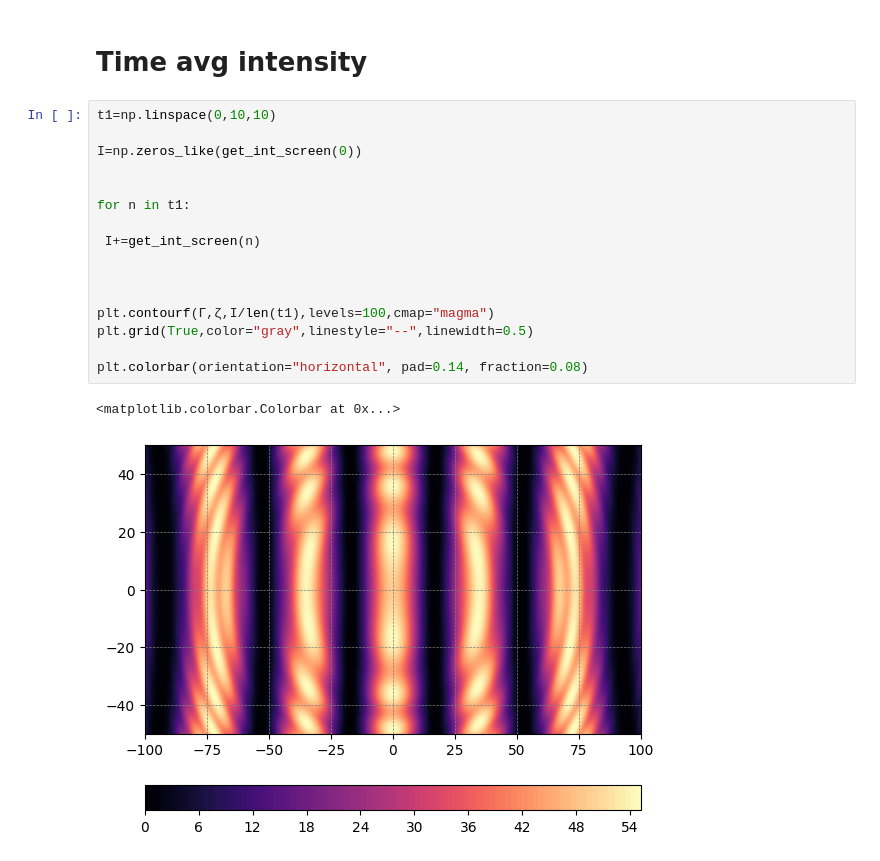
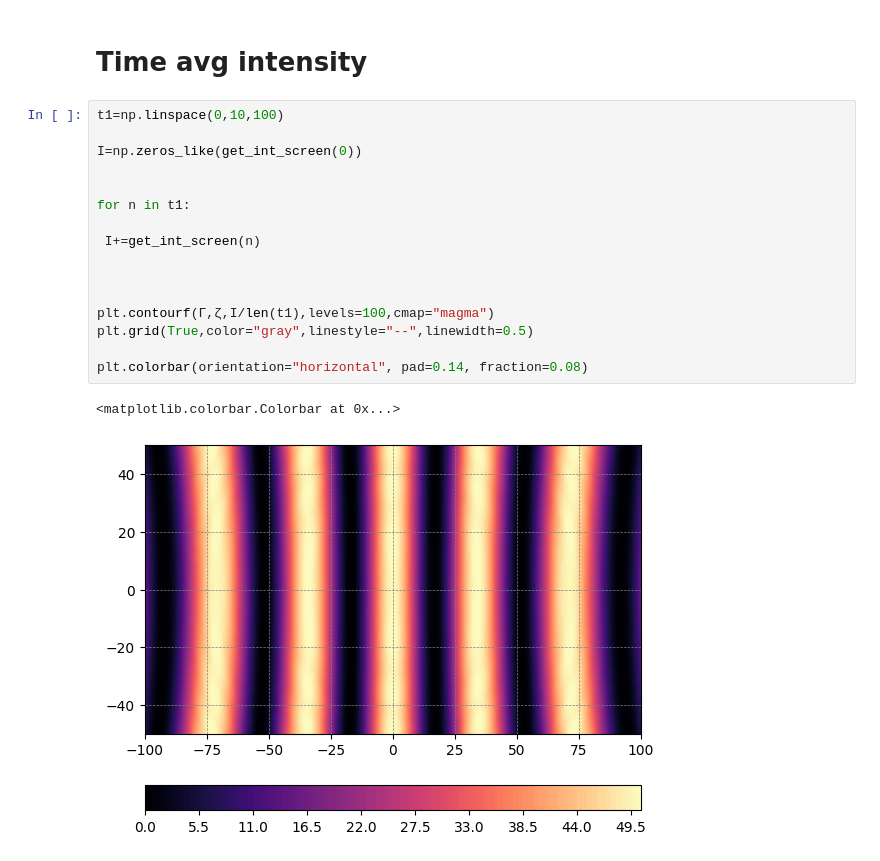
Before and after one commit to suparnajit6-glitch/Electro_Magnetism_Lab, a Jupyter notebook: YDSE_3D.ipynb, the cells around one changed output. Saved outputs shown, nothing was run; the diff lists cells and outputs as text.

```diff
--- a/YDSE_3D.ipynb
+++ b/YDSE_3D.ipynb
@@ -102,21 +102,21 @@ plt.show()
 # %% [markdown]
 # Time avg intensity
 # %%
-t1=np.linspace(0,10,10)
+t1=np.linspace(0,10,100)
 
 I=np.zeros_like(get_int_screen(0))
 
 
 for n in t1:
 
  I+=get_int_screen(n)
 
 
 
 plt.contourf(Γ,ζ,I/len(t1),levels=100,cmap="magma")
 plt.grid(True,color="gray",linestyle="--",linewidth=0.5)
 
 plt.colorbar(orientation="horizontal", pad=0.14, fraction=0.08)
 # %% [output]
 <matplotlib.colorbar.Colorbar at 0x...>
-[figure, old version]
+[figure, new version]
```
